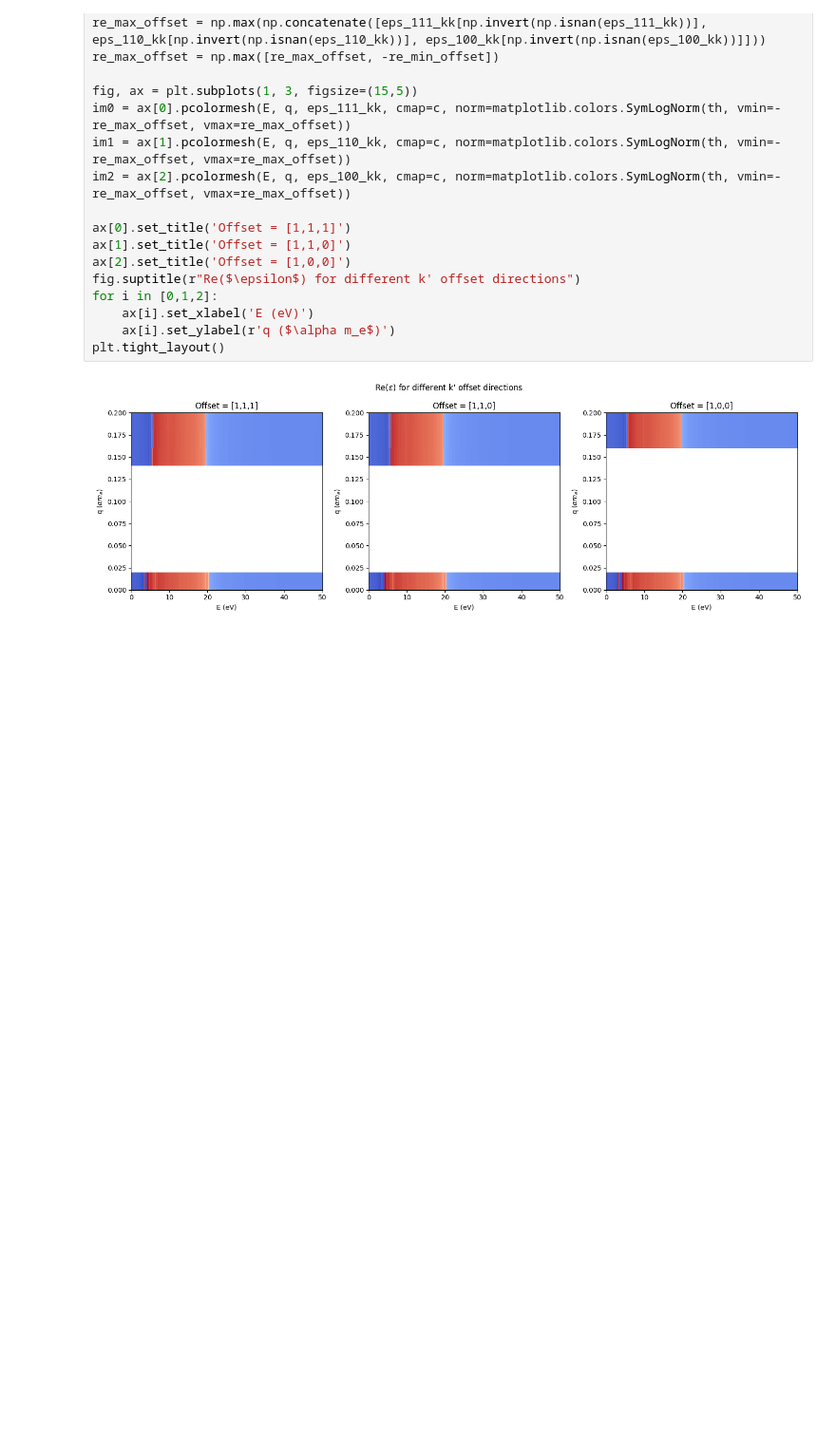
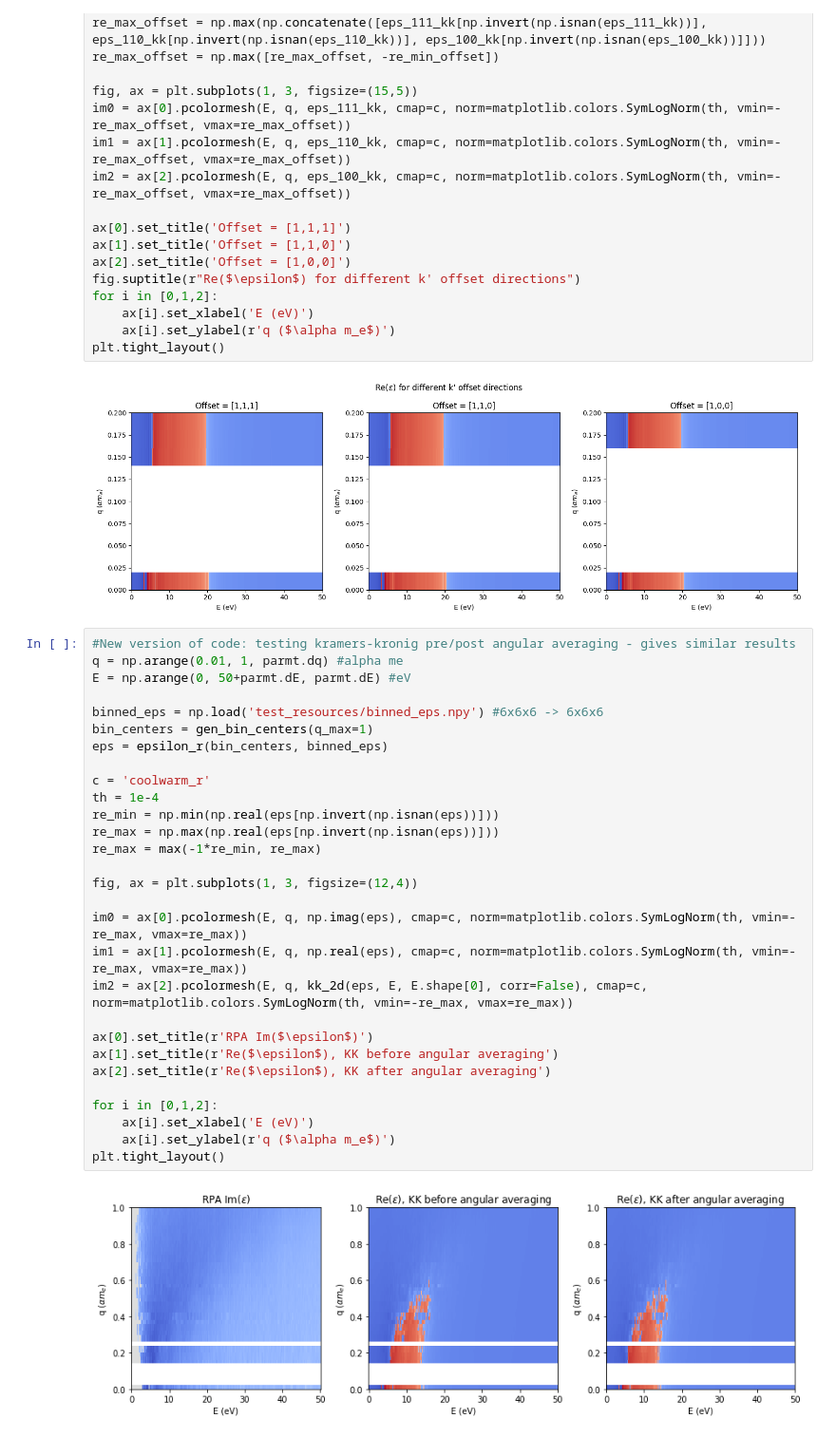
Before and after one commit to meganhott/QCDark2, a Jupyter notebook: plots.ipynb, the cells around one changed output. Shown: that part at 95% size. Saved outputs shown, nothing was run; the diff lists cells and outputs as text; blank space fills up the shorter version.

Commit message:
Added to plots

```diff
--- a/plots.ipynb
+++ b/plots.ipynb
@@ -413,3 +415,34 @@ for i in [0,1,2]:
 plt.tight_layout()
 # %% [output]
 [figure]
+# %%
+#New version of code: testing kramers-kronig pre/post angular averaging - gives similar results
+q = np.arange(0.01, 1, parmt.dq) #alpha me
+E = np.arange(0, 50+parmt.dE, parmt.dE) #eV
+
+binned_eps = np.load('test_resources/binned_eps.npy') #6x6x6 -> 6x6x6
+bin_centers = gen_bin_centers(q_max=1)
+eps = epsilon_r(bin_centers, binned_eps)
+
+c = 'coolwarm_r'
+th = 1e-4
+re_min = np.min(np.real(eps[np.invert(np.isnan(eps))]))
+re_max = np.max(np.real(eps[np.invert(np.isnan(eps))]))
+re_max = max(-1*re_min, re_max)
+
+fig, ax = plt.subplots(1, 3, figsize=(12,4))
+
+im0 = ax[0].pcolormesh(E, q, np.imag(eps), cmap=c, norm=matplotlib.colors.SymLogNorm(th, vmin=-re_max, vmax=re_max))
+im1 = ax[1].pcolormesh(E, q, np.real(eps), cmap=c, norm=matplotlib.colors.SymLogNorm(th, vmin=-re_max, vmax=re_max))
+im2 = ax[2].pcolormesh(E, q, kk_2d(eps, E, E.shape[0], corr=False), cmap=c, norm=matplotlib.colors.SymLogNorm(th, vmin=-re_max, vmax=re_max))
+
+ax[0].set_title(r'RPA Im($\epsilon$)')
+ax[1].set_title(r'Re($\epsilon$), KK before angular averaging')
+ax[2].set_title(r'Re($\epsilon$), KK after angular averaging')
+
+for i in [0,1,2]:
+    ax[i].set_xlabel('E (eV)')
+    ax[i].set_ylabel(r'q ($\alpha m_e$)')
+plt.tight_layout()
+# %% [output]
+[figure, added]
```
Also changed, not shown: parts of 3 cells of this notebook.
